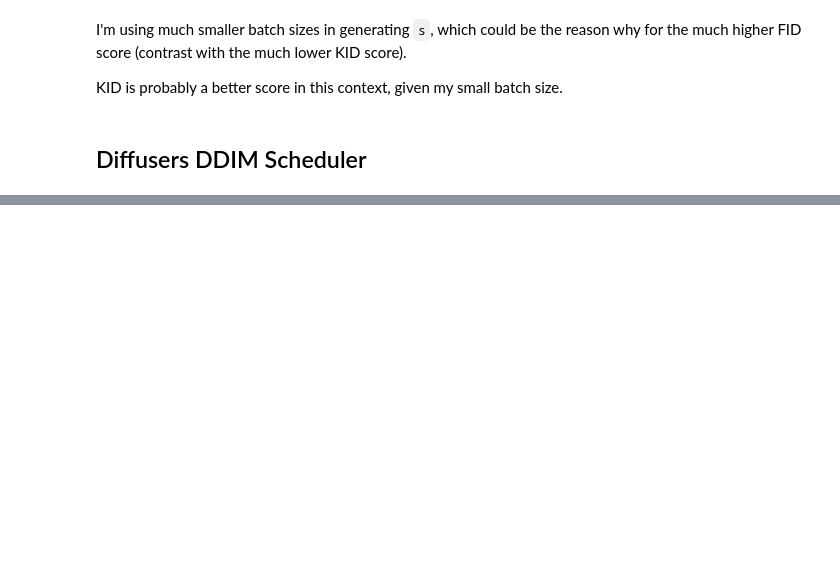
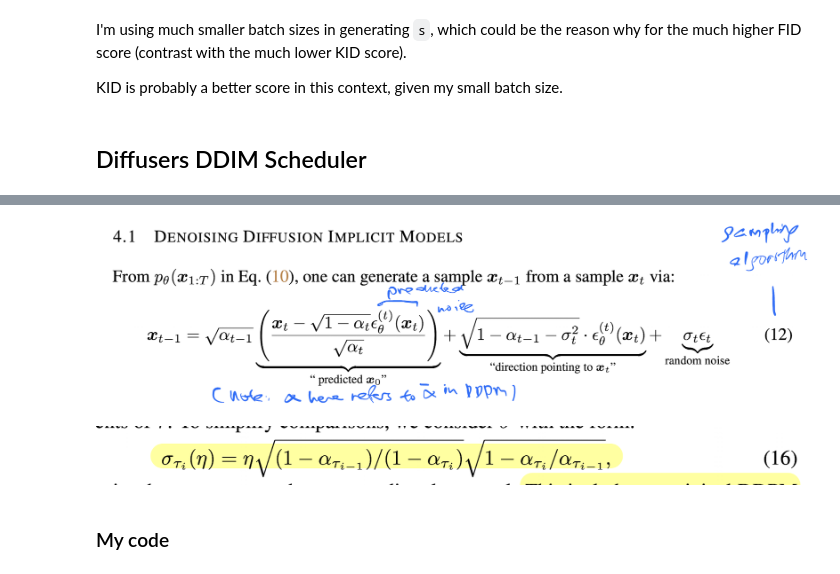
Before and after one commit to 0xSingletOnly/pdlfc, a Jupyter notebook: 20_DDIM.ipynb, the cells around one changed output, grey strips where cells are left out. Drawn from its saved outputs; the diff is of its cells as text; code cells hidden in the pictures; blank space fills up the shorter version.

```diff
--- a/20_DDIM.ipynb
+++ b/20_DDIM.ipynb
@@ -149,0 +164,14 @@ ie.kid(s)
+# %%
+%matplotlib inline
+from IPython.display import Image
+Image('img/Screenshot 2023-12-22 at 4.34.10 PM.png')
+# %% [output]
+[figure, added]
+# %%
+%matplotlib inline
+from IPython.display import Image
+Image('img/Screenshot 2023-12-22 at 4.55.21 PM.png')
+# %% [output]
+[figure, added]
+# %% [markdown]
+### My code
```
Also changed, not shown: parts of 23 cells of this notebook, 2 other files.
